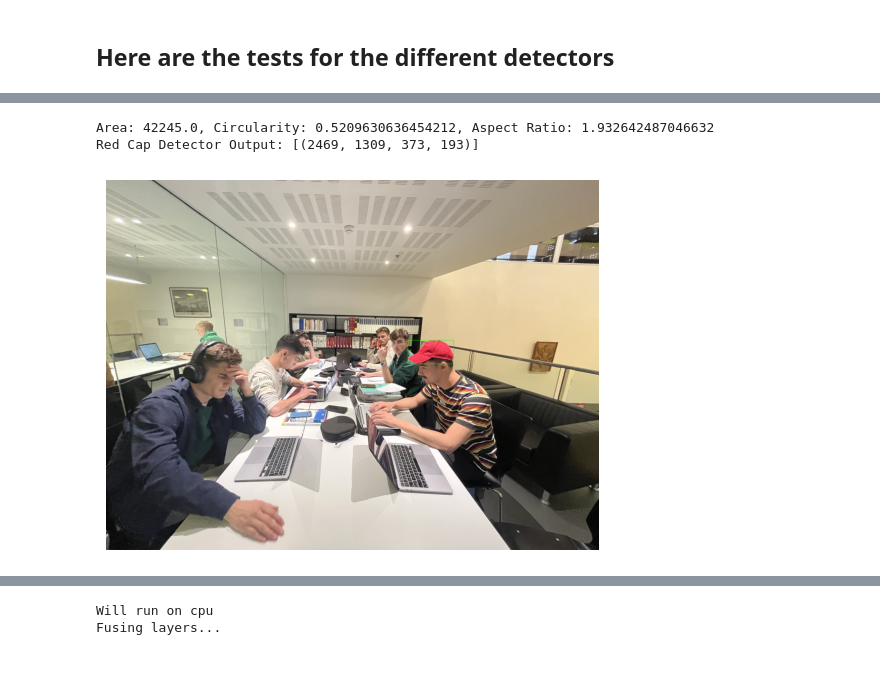
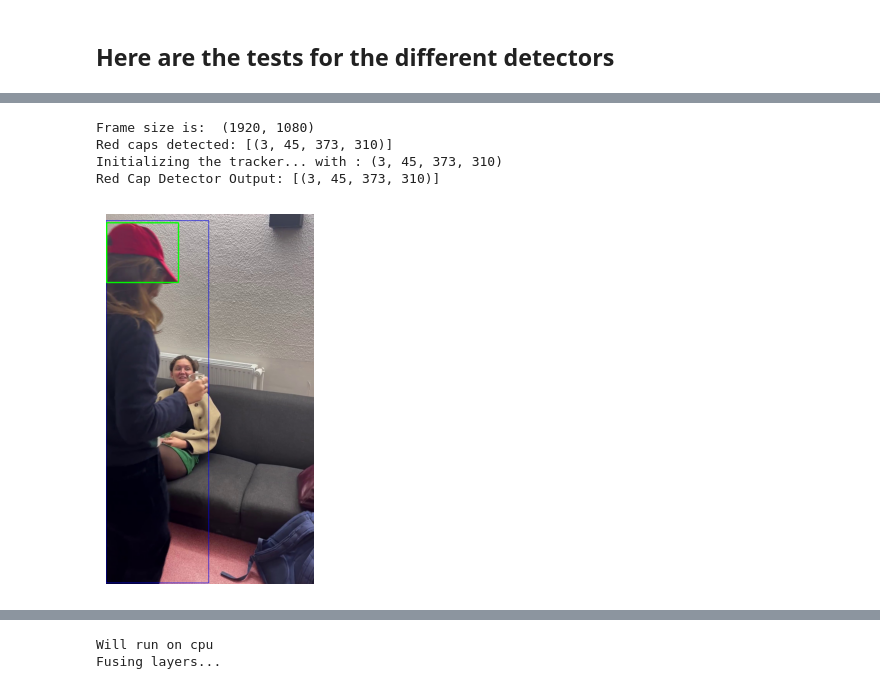
Before and after one commit to Mathixx/INF573-MakeBenardDisappear, a Jupyter notebook: test_detectors.ipynb, the cells around one changed output, grey strips where cells are left out. Saved outputs shown, nothing was run; the diff lists cells and outputs as text; code cells hidden in the pictures.

Commit message:
corrected tracker

```diff
--- a/test_detectors.ipynb
+++ b/test_detectors.ipynb
@@ -76,0 +72,3 @@ imshow(test_image)
+# %%
+test_image = cv2.imread('/users/eleves-b/2022/mathias.perez/Desktop/INF573-MakeBenardDisappear/data/mathias.p/_test_data/output/IMG_4802_output/debugging/detector/frame_5.jpg')
+imshow(test_image)
@@ -77,23 +77,25 @@ imshow(test_image)
 # %%
 """
 Test if the red cap detector correctly identifies a bounding box for a red cap.
 """
 red_cap_detector = RedCapDetector()
 
-red_cap_boxes = red_cap_detector.detect(test_image)
+red_cap_boxes = red_cap_detector.detect_and_track(test_image)
 print("Red Cap Detector Output:", red_cap_boxes)
 # Draw the bounding box on the image knowing that the red_cap_detector returns a bounding box in the form (x, y, w, h) where the red cap is located. If no cap is found, returns None.
 
 if red_cap_boxes is not None:
     test_image_bis = test_image.copy()
     for box in red_cap_boxes:
         x, y, w, h = box
-        cv2.rectangle(test_image_bis, (x, y), (x+w, y+h), (0, 255, 0), 2)
+        cv2.rectangle(test_image_bis, (x, y), (x+w, y+h), (0, 255, 0), 5)
         # cv2.putText(test_image_bis, 'Red Cap', (x, y-10), cv2.FONT_HERSHEY_SIMPLEX, 0.9, (0, 255, 0), 2)
 
 
     imshow(test_image_bis)
 # %% [output]
-Area: 42245.0, Circularity: 0.5209630636454212, Aspect Ratio: 1.932642487046632
-Red Cap Detector Output: [(2469, 1309, 373, 193)]
+Frame size is:  (1920, 1080)
+Red caps detected: [(3, 45, 373, 310)]
+Initializing the tracker... with : (3, 45, 373, 310)
+Red Cap Detector Output: [(3, 45, 373, 310)]
-[figure, old version]
+[figure, new version]
```
Also changed, not shown: parts of 9 cells of this notebook, 12 other files.
